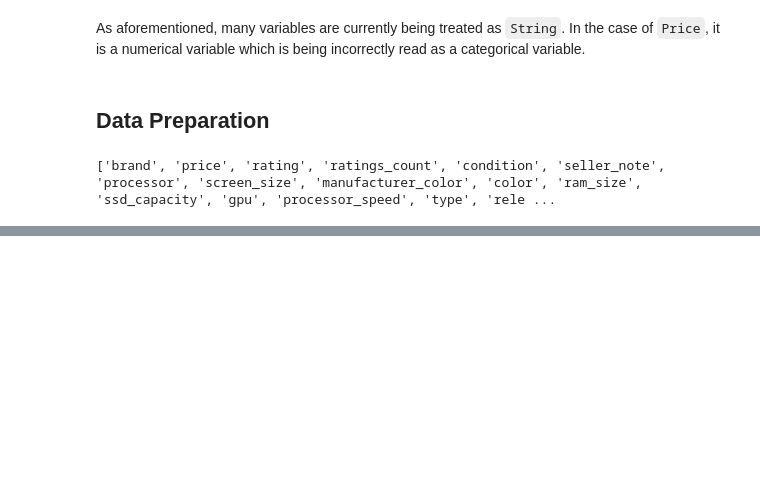
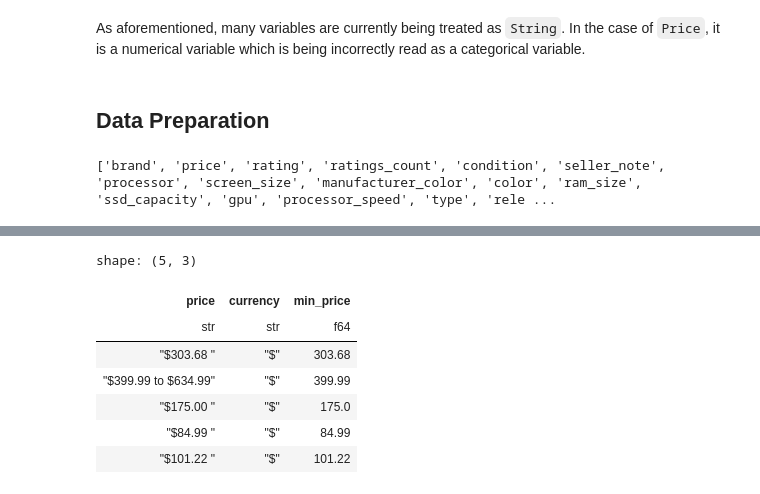
Before and after one commit to jxareas/laptop-price-catboost, a Jupyter notebook: notebooks/laptop_data_cleansing.ipynb, the cells around one changed output, grey strips where cells are left out. Cells and saved outputs as stored; diff of their text form; code cells hidden in the pictures; blank space fills up the shorter version.

```diff
--- a/notebooks/laptop_data_cleansing.ipynb
+++ b/notebooks/laptop_data_cleansing.ipynb
@@ -117,0 +142,26 @@ Nulls:
+# %%
+df = df.with_columns(
+    pl.col('price').str.slice(0, 1).alias('currency'),
+    # Removing the currency symbol, commas from the price and trimming whitespace
+    pl.col('price')
+    .str.slice(1)  # Removing the currency symbol
+    .str.replace(',', '')  # Removing commas
+    .str.split("to")  # Separating the price into min_price and max_price range
+    .list.first()  # Obtaining the min_price, the first element of the list
+    .str.strip_chars()  # Remove leading and trailing characters
+    .cast(pl.Float64)  # Casting the min_price to float
+    .alias('min_price')
+)
+
+df.select([
+    'price', 'currency', 'min_price'
+]).head(n=5)
+# %% [output]
+shape: (5, 3)
+| price | currency | min_price |
+| str | str | f64 |
+| "$303.68 " | "$" | 303.68 |
+| "$399.99 to $634.99" | "$" | 399.99 |
+| "$175.00 " | "$" | 175.0 |
+| "$84.99 " | "$" | 84.99 |
+| "$101.22 " | "$" | 101.22 |
```
Also changed, not shown: parts of 11 cells of this notebook, 3 other files.
